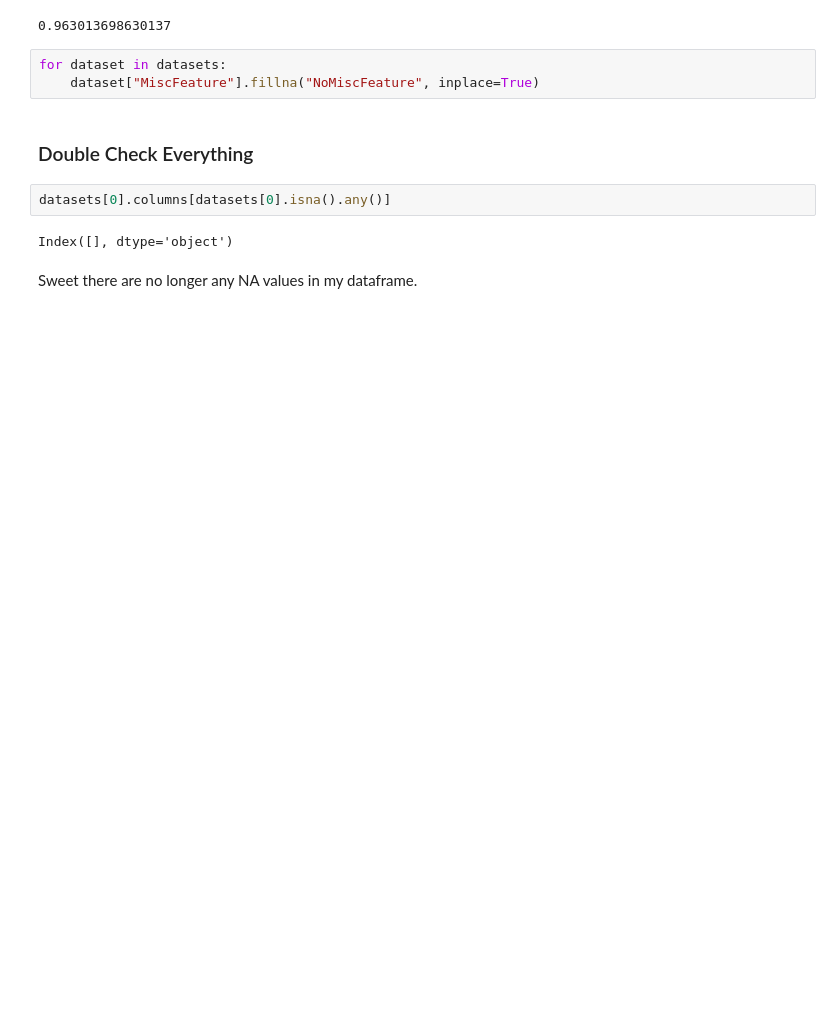
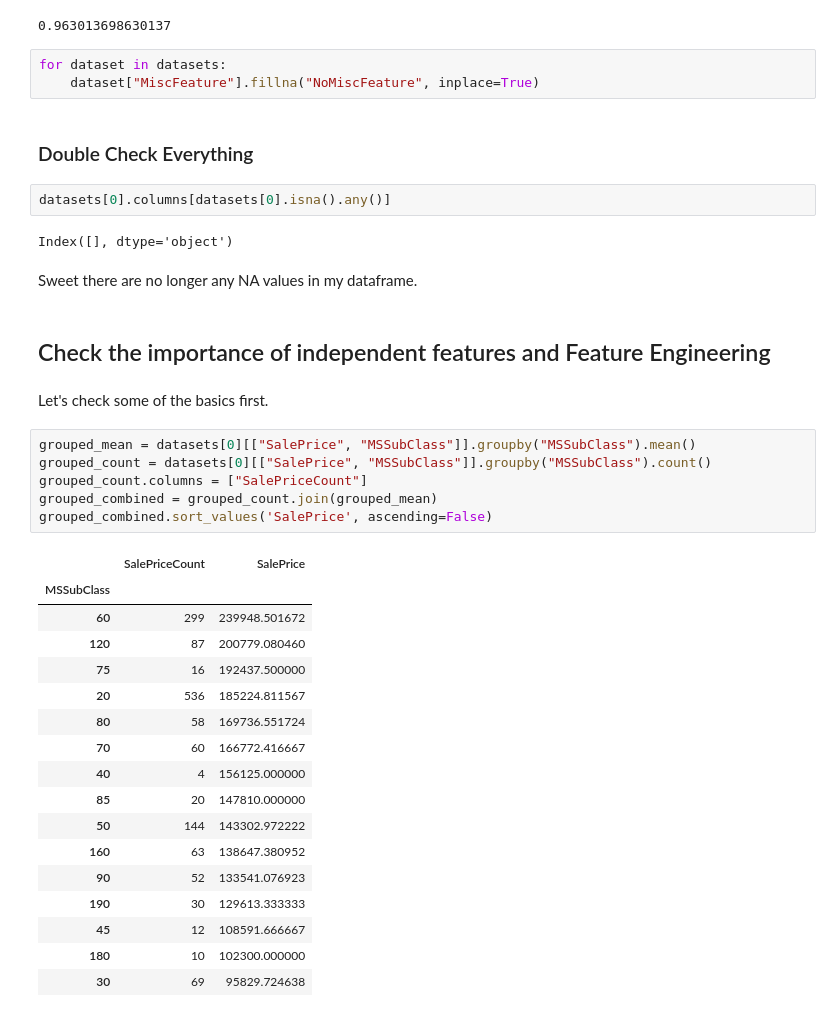
Before and after one commit to D-H/MachineLearningNotes, a Jupyter notebook: Exercises_Kaggle/HousePrices/HousePrices_Submission.ipynb, the cells around one changed output. Cells and saved outputs as stored; diff of their text form; blank space fills up the shorter version.

```diff
--- a/Exercises_Kaggle/HousePrices/HousePrices_Submission.ipynb
+++ b/Exercises_Kaggle/HousePrices/HousePrices_Submission.ipynb
@@ -382,3 +387,31 @@ datasets[0].columns[datasets[0].isna().any()]
 Index([], dtype='object')
 # %% [markdown]
 Sweet there are no longer any NA values in my dataframe.
+# %% [markdown]
+## Check the importance of independent features and Feature Engineering
+# %% [markdown]
+Let's check some of the basics first.
+# %%
+grouped_mean = datasets[0][["SalePrice", "MSSubClass"]].groupby("MSSubClass").mean()
+grouped_count = datasets[0][["SalePrice", "MSSubClass"]].groupby("MSSubClass").count()
+grouped_count.columns = ["SalePriceCount"]
+grouped_combined = grouped_count.join(grouped_mean)
+grouped_combined.sort_values('SalePrice', ascending=False)
+# %% [output]
+|  | SalePriceCount | SalePrice |
+| MSSubClass |  |  |
+| 60 | 299 | 239948.501672 |
+| 120 | 87 | 200779.080460 |
+| 75 | 16 | 192437.500000 |
+| 20 | 536 | 185224.811567 |
+| 80 | 58 | 169736.551724 |
+| 70 | 60 | 166772.416667 |
+| 40 | 4 | 156125.000000 |
+| 85 | 20 | 147810.000000 |
+| 50 | 144 | 143302.972222 |
+| 160 | 63 | 138647.380952 |
+| 90 | 52 | 133541.076923 |
+| 190 | 30 | 129613.333333 |
+| 45 | 12 | 108591.666667 |
+| 180 | 10 | 102300.000000 |
+| 30 | 69 | 95829.724638 |
```
Also changed, not shown: parts of 11 cells of this notebook.
